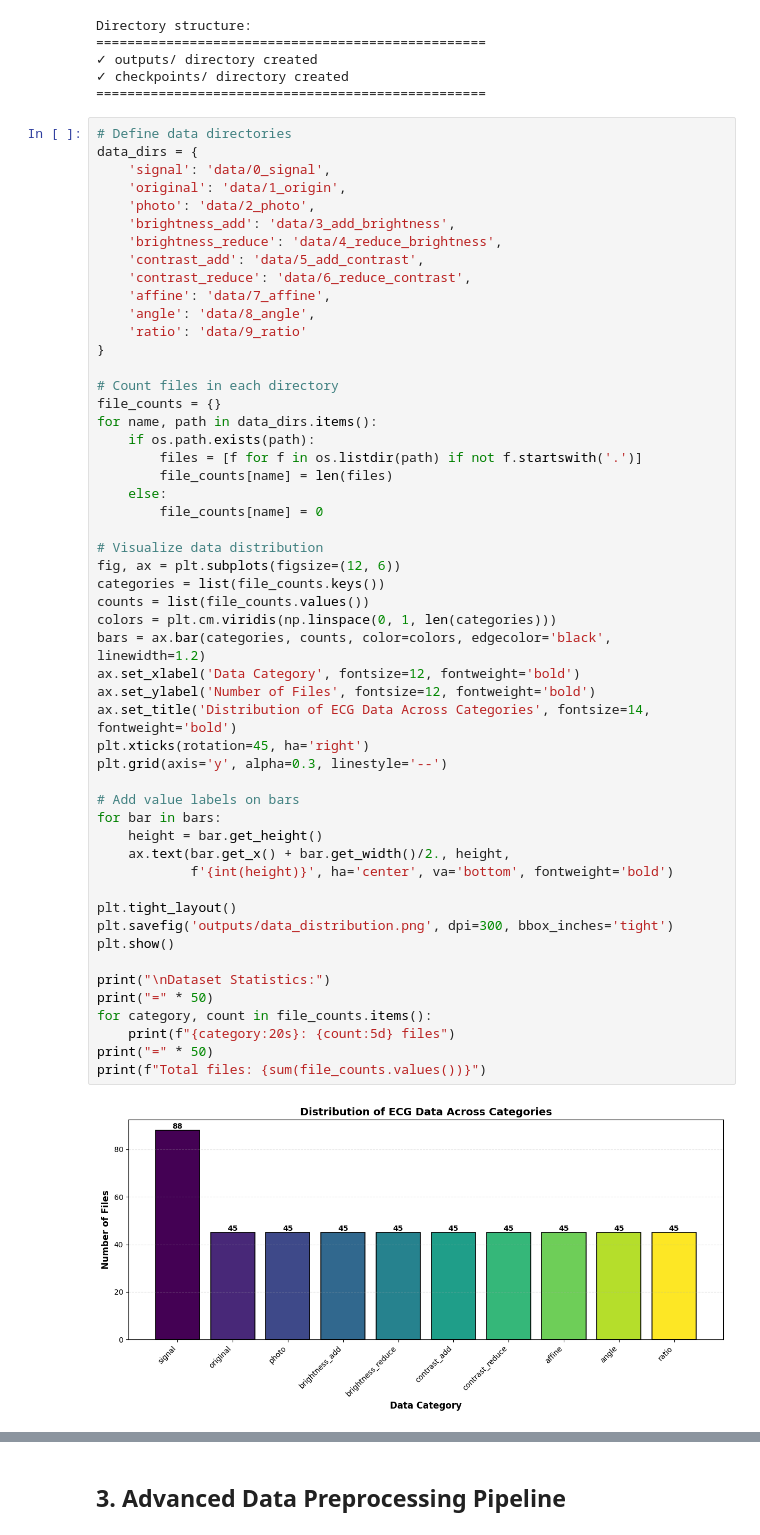
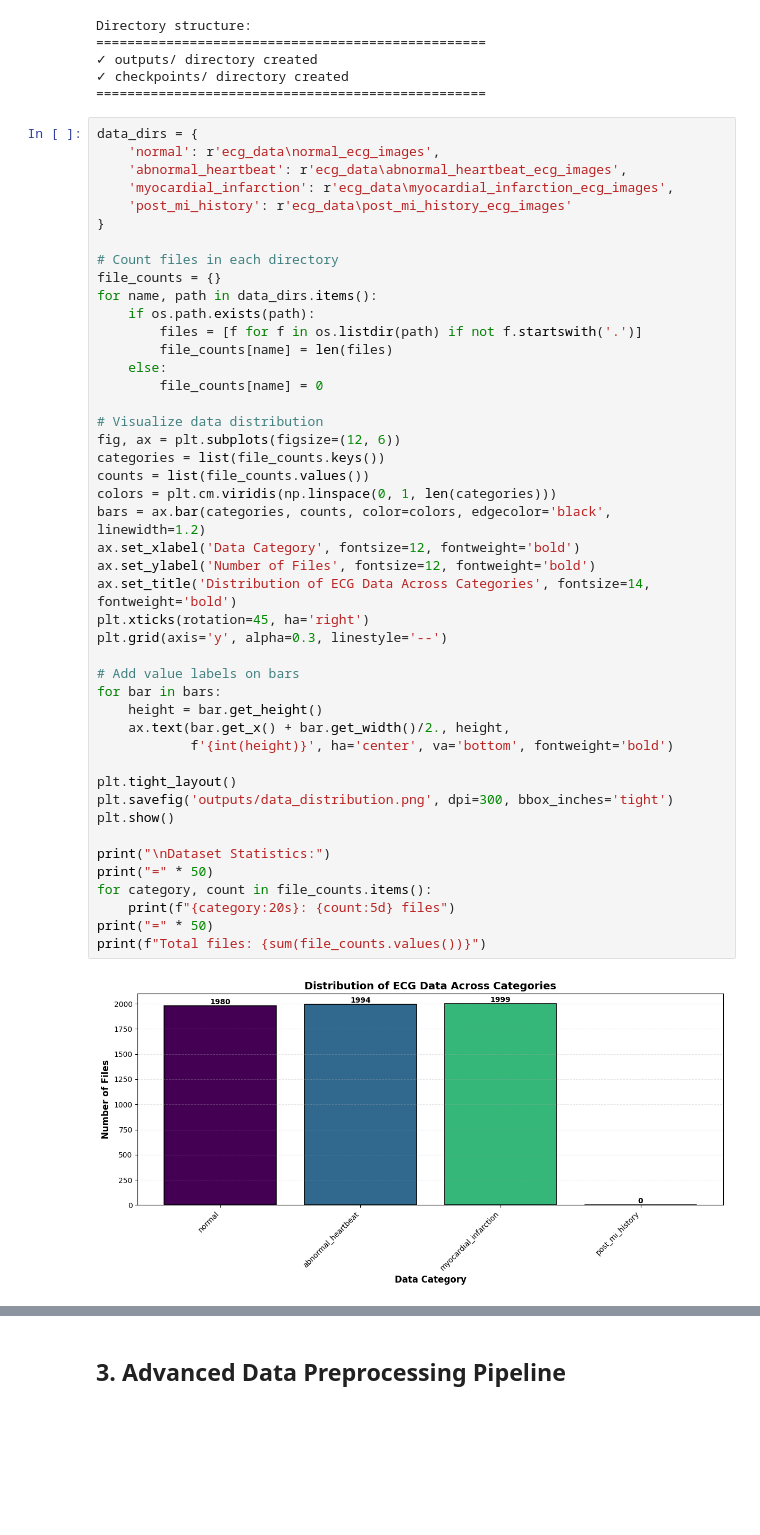
Before and after one commit to SQUADRON-LEADER/CardioVision-AI, a Jupyter notebook: ECG_Digitization_Training.ipynb, the cells around one changed output, grey strips where cells are left out. Drawn from its saved outputs; the diff is of its cells as text; blank space fills up the shorter version.

```diff
--- a/ECG_Digitization_Training.ipynb
+++ b/ECG_Digitization_Training.ipynb
@@ -135,18 +135,11 @@ Directory structure:
 ✓ checkpoints/ directory created
 ==================================================
 # %%
-# Define data directories
 data_dirs = {
-    'signal': 'data/0_signal',
-    'original': 'data/1_origin',
-    'photo': 'data/2_photo',
-    'brightness_add': 'data/3_add_brightness',
-    'brightness_reduce': 'data/4_reduce_brightness',
-    'contrast_add': 'data/5_add_contrast',
-    'contrast_reduce': 'data/6_reduce_contrast',
-    'affine': 'data/7_affine',
-    'angle': 'data/8_angle',
-    'ratio': 'data/9_ratio'
+    'normal': r'ecg_data\normal_ecg_images',
+    'abnormal_heartbeat': r'ecg_data\abnormal_heartbeat_ecg_images',
+    'myocardial_infarction': r'ecg_data\myocardial_infarction_ecg_images',
+    'post_mi_history': r'ecg_data\post_mi_history_ecg_images'
 }
 
 # Count files in each directory
@@ -160,33 +153,33 @@ for name, path in data_dirs.items():
 
 # Visualize data distribution
 fig, ax = plt.subplots(figsize=(12, 6))
 categories = list(file_counts.keys())
 counts = list(file_counts.values())
 colors = plt.cm.viridis(np.linspace(0, 1, len(categories)))
 bars = ax.bar(categories, counts, color=colors, edgecolor='black', linewidth=1.2)
 ax.set_xlabel('Data Category', fontsize=12, fontweight='bold')
 ax.set_ylabel('Number of Files', fontsize=12, fontweight='bold')
 ax.set_title('Distribution of ECG Data Across Categories', fontsize=14, fontweight='bold')
 plt.xticks(rotation=45, ha='right')
 plt.grid(axis='y', alpha=0.3, linestyle='--')
 
 # Add value labels on bars
 for bar in bars:
     height = bar.get_height()
     ax.text(bar.get_x() + bar.get_width()/2., height,
             f'{int(height)}', ha='center', va='bottom', fontweight='bold')
 
 plt.tight_layout()
 plt.savefig('outputs/data_distribution.png', dpi=300, bbox_inches='tight')
 plt.show()
 
 print("\nDataset Statistics:")
 print("=" * 50)
 for category, count in file_counts.items():
     print(f"{category:20s}: {count:5d} files")
 print("=" * 50)
 print(f"Total files: {sum(file_counts.values())}")
 # %% [output]
-[figure, old version]
+[figure, new version]
 Dataset Statistics:
 ==================================================
```
Also changed, not shown: parts of 16 cells of this notebook.
